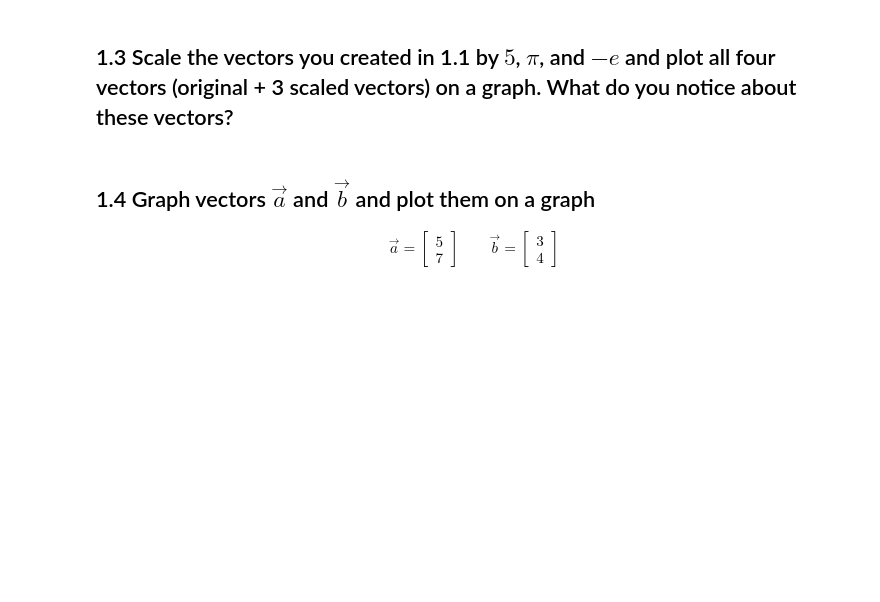
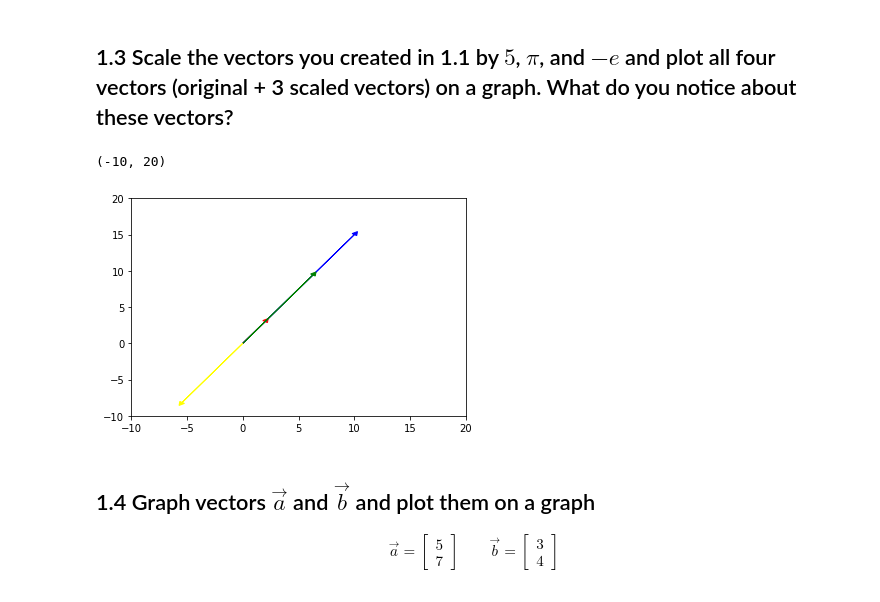
Before and after one commit to bloominstituteoftechnology/DS-Unit-1-Sprint-4-Linear-Algebra, a Jupyter notebook: module1-linear-algebra-review/Linear_Algebra_Assignment.ipynb, the cells around one changed output. Saved outputs shown, nothing was run; the diff lists cells and outputs as text; code cells hidden in the pictures; blank space fills up the shorter version.

```diff
--- a/module1-linear-algebra-review/Linear_Algebra_Assignment.ipynb
+++ b/module1-linear-algebra-review/Linear_Algebra_Assignment.ipynb
@@ -9,5 +39,23 @@ For the questions below it is not sufficient to simply provide answer to the que
 # %% [markdown]
 ## 1.3 Scale the vectors you created in 1.1 by $5$, $\pi$, and $-e$ and plot all four vectors (original + 3 scaled vectors) on a graph. What do you notice about these vectors?
+# %%
+x = np.array([2,3])
+x2 = 5*x
+x3 = np.pi * x
+x4 = (-np.e * x)
+
+x = np.array([2,3])
+plt.arrow(0,0,x[0],x[1],head_width=.5,head_length=0.5,color='red')
+plt.arrow(0,0,x2[0],x2[1],head_width=.5,head_length=0.5,color='blue')
+plt.arrow(0,0,x3[0],x3[1],head_width=.5,head_length=0.5,color='green')
+plt.arrow(0,0,x4[0],x4[1],head_width=.5,head_length=0.5,color='yellow')
+plt.xlim(-10,20)
+plt.ylim(-10,20)
+
+#They are all collinear
+# %% [output]
+(-10, 20)
+[figure, added]
 # %% [markdown]
 ## 1.4 Graph vectors $\vec{a}$ and $\vec{b}$ and plot them on a graph
 
```
Also changed, not shown: parts of 14 cells of this notebook.
